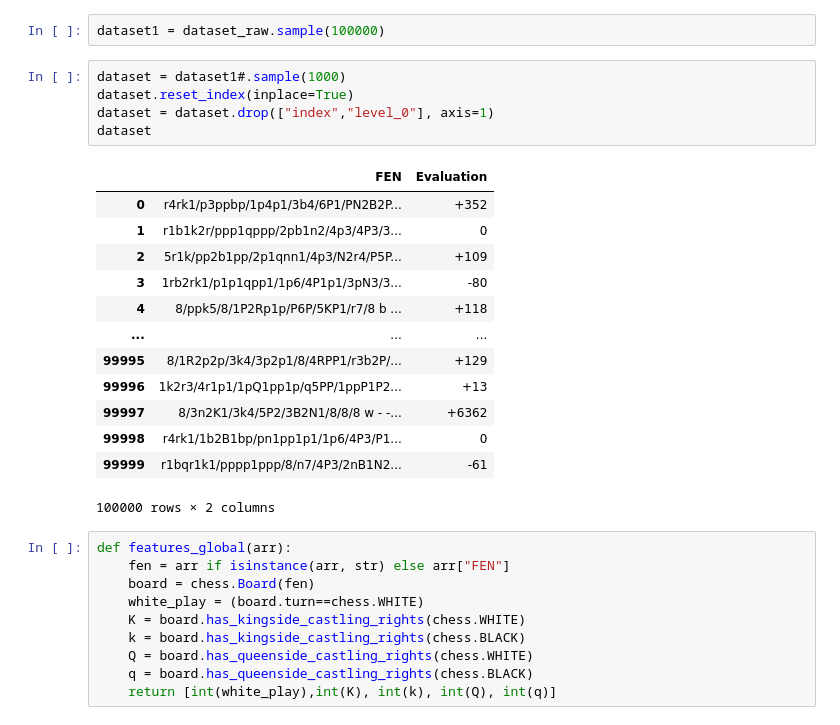
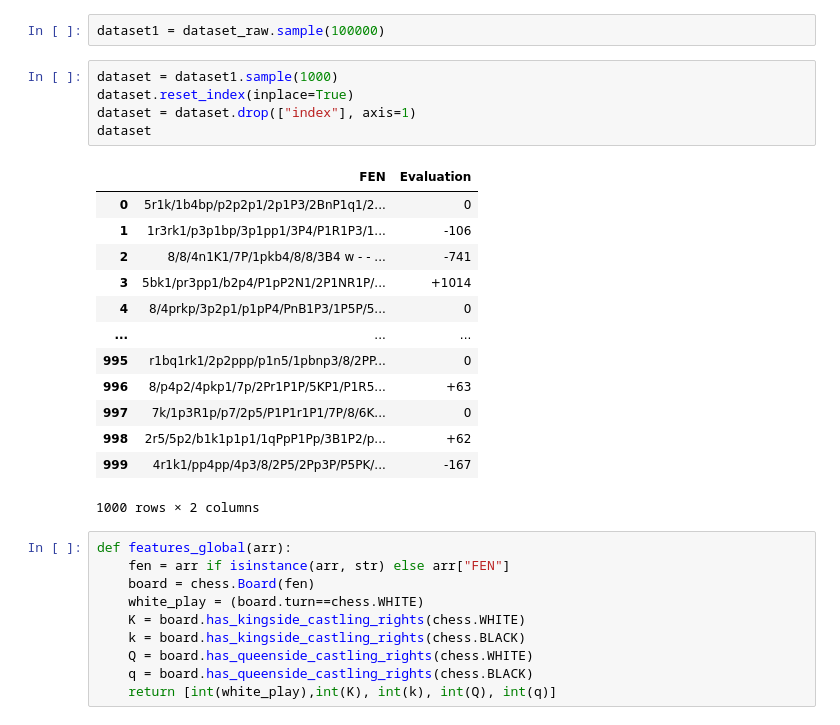
Before and after one commit to Spandan2003/soc23-DeepCarlsen, a Jupyter notebook: start2.ipynb, the cells around one changed output. Cells and saved outputs as stored; diff of their text form.

```diff
--- a/start2.ipynb
+++ b/start2.ipynb
@@ -19,24 +19,24 @@ dataset_raw = TotalPos[TotalPos.apply(cond, axis = 1)]
 # %%
 dataset1 = dataset_raw.sample(100000)
 # %%
-dataset = dataset1#.sample(1000)
+dataset = dataset1.sample(1000)
 dataset.reset_index(inplace=True)
-dataset = dataset.drop(["index","level_0"], axis=1)
+dataset = dataset.drop(["index"], axis=1)
 dataset
 # %% [output]
 |  | FEN | Evaluation |
-| 0 | r4rk1/p3ppbp/1p4p1/3b4/6P1/PN2B2P... | +352 |
-| 1 | r1b1k2r/ppp1qppp/2pb1n2/4p3/4P3/3... | 0 |
-| 2 | 5r1k/pp2b1pp/2p1qnn1/4p3/N2r4/P5P... | +109 |
-| 3 | 1rb2rk1/p1p1qpp1/1p6/4P1p1/3pN3/3... | -80 |
-| 4 | 8/ppk5/8/1P2Rp1p/P6P/5KP1/r7/8 b ... | +118 |
+| 0 | 5r1k/1b4bp/p2p2p1/2p1P3/2BnP1q1/2... | 0 |
+| 1 | 1r3rk1/p3p1bp/3p1pp1/3P4/P1R1P3/1... | -106 |
+| 2 | 8/8/4n1K1/7P/1pkb4/8/8/3B4 w - - ... | -741 |
+| 3 | 5bk1/pr3pp1/b2p4/P1pP2N1/2P1NR1P/... | +1014 |
+| 4 | 8/4prkp/3p2p1/p1pP4/PnB1P3/1P5P/5... | 0 |
 | ... | ... | ... |
-| 99995 | 8/1R2p2p/3k4/3p2p1/8/4RPP1/r3b2P/... | +129 |
-| 99996 | 1k2r3/4r1p1/1pQ1pp1p/q5PP/1ppP1P2... | +13 |
-| 99997 | 8/3n2K1/3k4/5P2/3B2N1/8/8/8 w - -... | +6362 |
-| 99998 | r4rk1/1b2B1bp/pn1pp1p1/1p6/4P3/P1... | 0 |
-| 99999 | r1bqr1k1/pppp1ppp/8/n7/4P3/2nB1N2... | -61 |
+| 995 | r1bq1rk1/2p2ppp/p1n5/1pbnp3/8/2PP... | 0 |
+| 996 | 8/p4p2/4pkp1/7p/2Pr1P1P/5KP1/P1R5... | +63 |
+| 997 | 7k/1p3R1p/p7/2p5/P1P1r1P1/7P/8/6K... | 0 |
+| 998 | 2r5/5p2/b1k1p1p1/1qPpP1Pp/3B1P2/p... | +62 |
+| 999 | 4r1k1/pp4pp/4p3/8/2P5/2Pp3P/P5PK/... | -167 |
-100000 rows × 2 columns
+1000 rows × 2 columns
 # %%
 def features_global(arr):
     fen = arr if isinstance(arr, str) else arr["FEN"]
```
Also changed, not shown: parts of 5 cells of this notebook, 2 other files.
